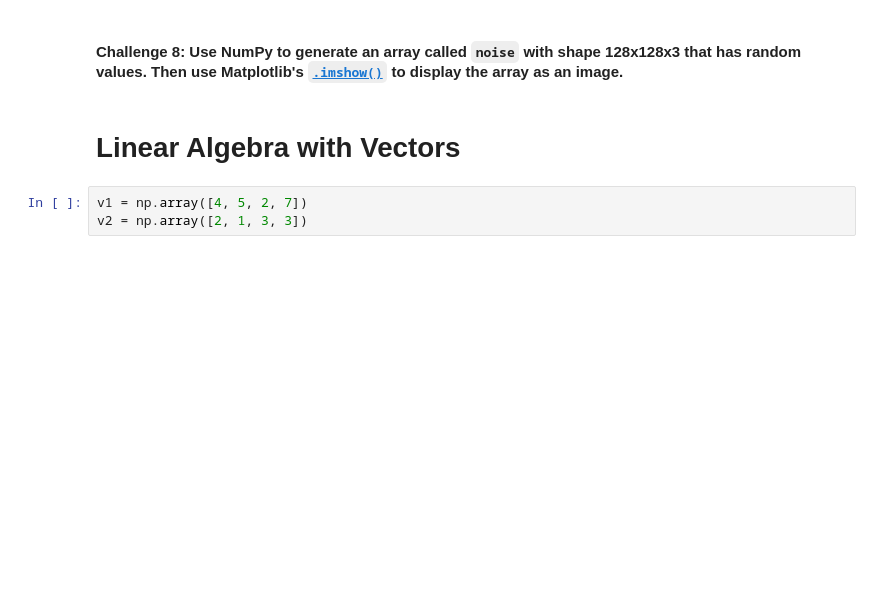
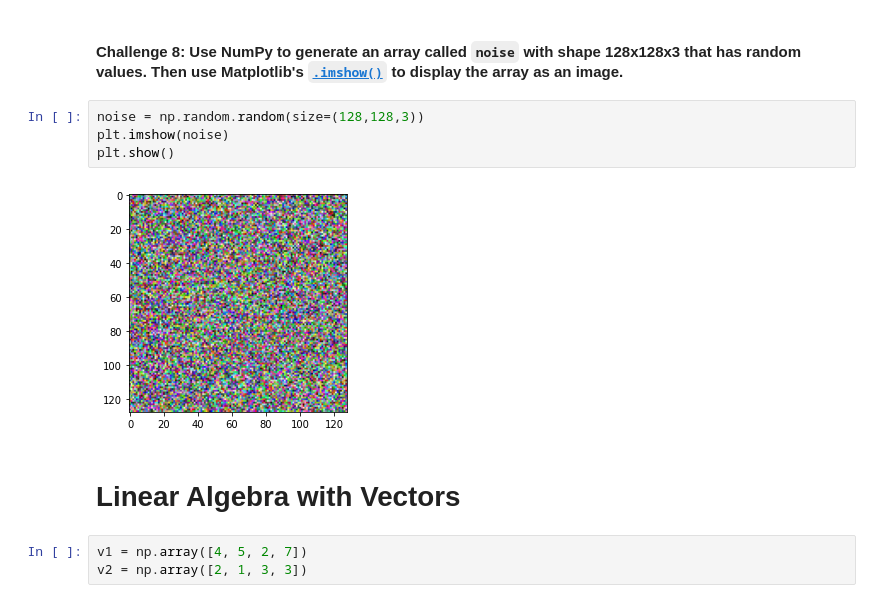
Before and after one commit to Fernandesfelipe1989/100-days-of-code, a Jupyter notebook: computation_numpy/Computation_with_NumPy_and_N_Dimensional_Arrays_(start).ipynb, the cells around one changed output. Cells and saved outputs as stored; diff of their text form; blank space fills up the shorter version.

```diff
--- a/computation_numpy/Computation_with_NumPy_and_N_Dimensional_Arrays_(start).ipynb
+++ b/computation_numpy/Computation_with_NumPy_and_N_Dimensional_Arrays_(start).ipynb
@@ -83,5 +185,11 @@ Hint: Use the [`.random()` function](https://numpy.org/doc/stable/reference/rand
 # %% [markdown]
 #### **Challenge 8**: Use NumPy to generate an array called `noise` with shape 128x128x3 that has random values. Then use Matplotlib's [`.imshow()`](https://matplotlib.org/3.1.1/api/_as_gen/matplotlib.pyplot.imshow.html) to display the array as an image.
+# %%
+noise = np.random.random(size=(128,128,3))
+plt.imshow(noise)
+plt.show()
+# %% [output]
+[figure, added]
 # %% [markdown]
 # Linear Algebra with Vectors
 # %%
```
Also changed, not shown: parts of 38 cells of this notebook.
